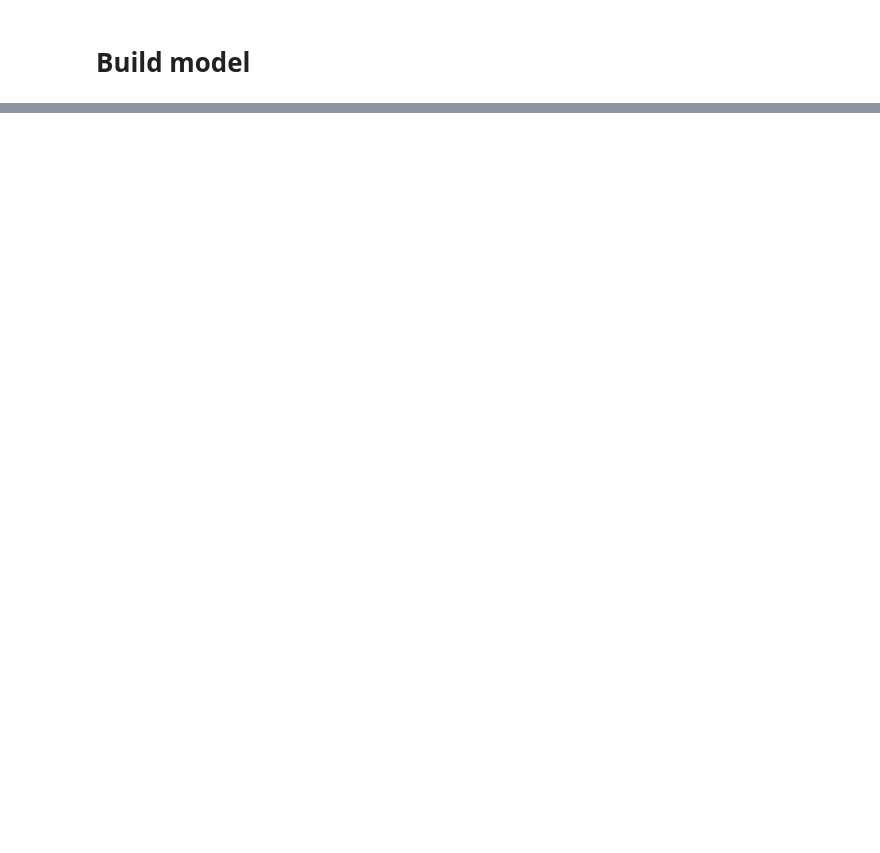
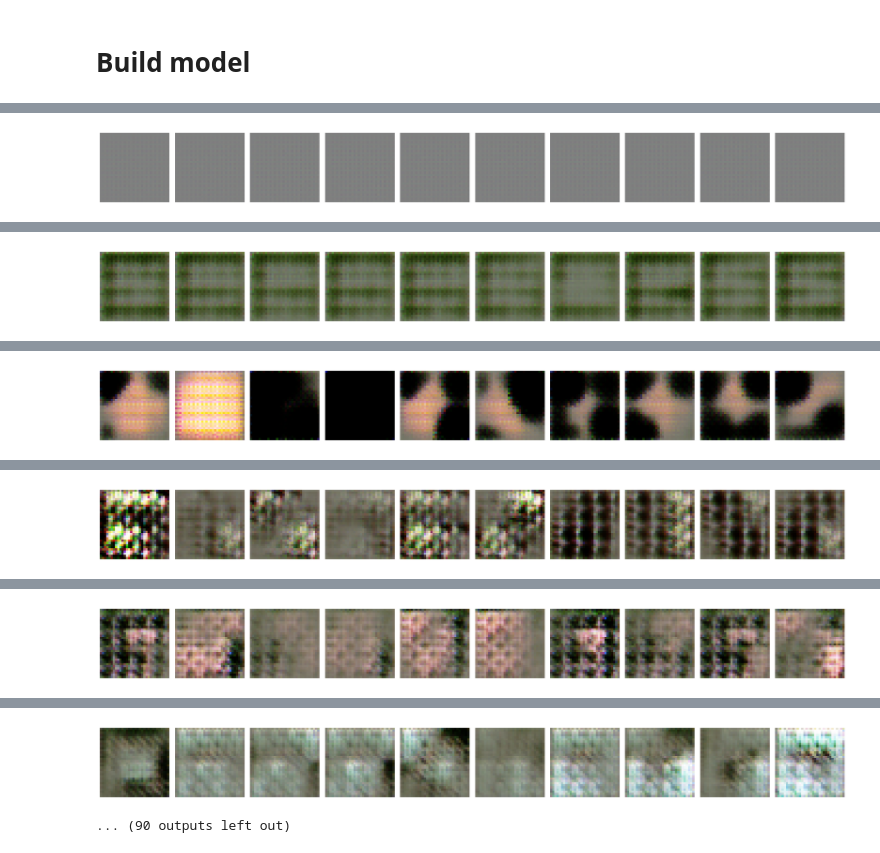
Before and after one commit to 15Litrov/DataAnalysis2023, a Jupyter notebook: Lab4/DA23_lab4_task3.ipynb, the cells around one changed output, grey strips where cells are left out. Drawn from its saved outputs; the diff is of its cells as text; code cells hidden in the pictures; blank space fills up the shorter version.

```diff
--- a/Lab4/DA23_lab4_task3.ipynb
+++ b/Lab4/DA23_lab4_task3.ipynb
@@ -155,6 +179,6 @@ def train_model(epochs, batch_size):
             y_gen = np.ones(batch_size)
             discriminator.trainable = False
             gan.train_on_batch(noise, y_gen)
-        if ep % 1 == 0:
+        if ep % 100 == 0:
             print('epoch: ', ep)
             plot_generated_images(ep, generator)
@@ -188,0 +231,5 @@ epoch:  5
+# %%
+epochs = 5000
+batch_size = 500
+train_model(epochs, batch_size)
+# %% [output]
@@ -188,0 +238 @@ epoch:  5
+[figure, added]
@@ -188,0 +241 @@ epoch:  5
+[figure, added]
@@ -188,0 +244 @@ epoch:  5
+[figure, added]
@@ -188,0 +247 @@ epoch:  5
+[figure, added]
@@ -188,0 +250 @@ epoch:  5
+[figure, added]
@@ -189,3 +253,5 @@ epoch:  5
+[figure, added]
+... (90 outputs left out)
 # %%
 plt.plot(discrim_losses)
 # %% [output]
```
Also changed, not shown: parts of 14 cells of this notebook, 1 other file.
